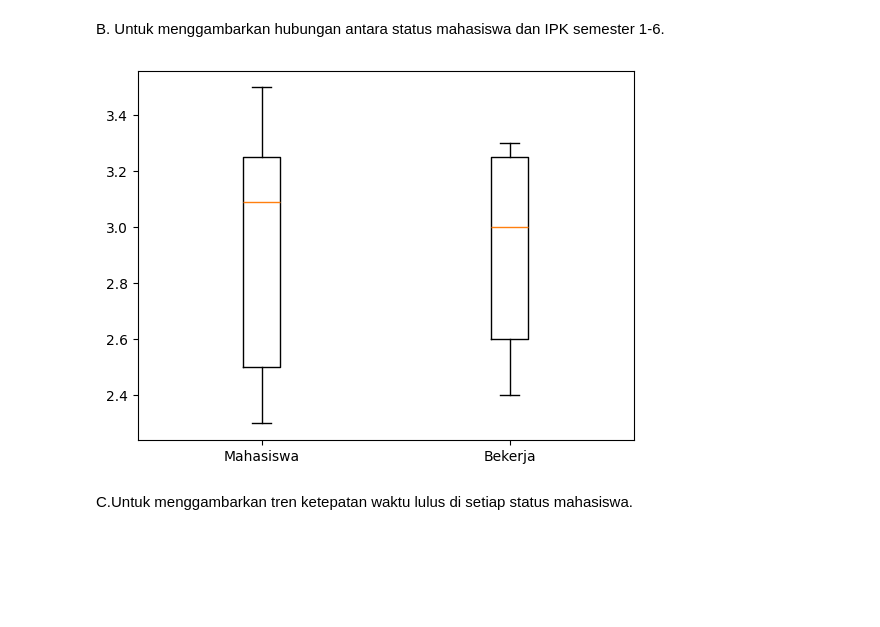
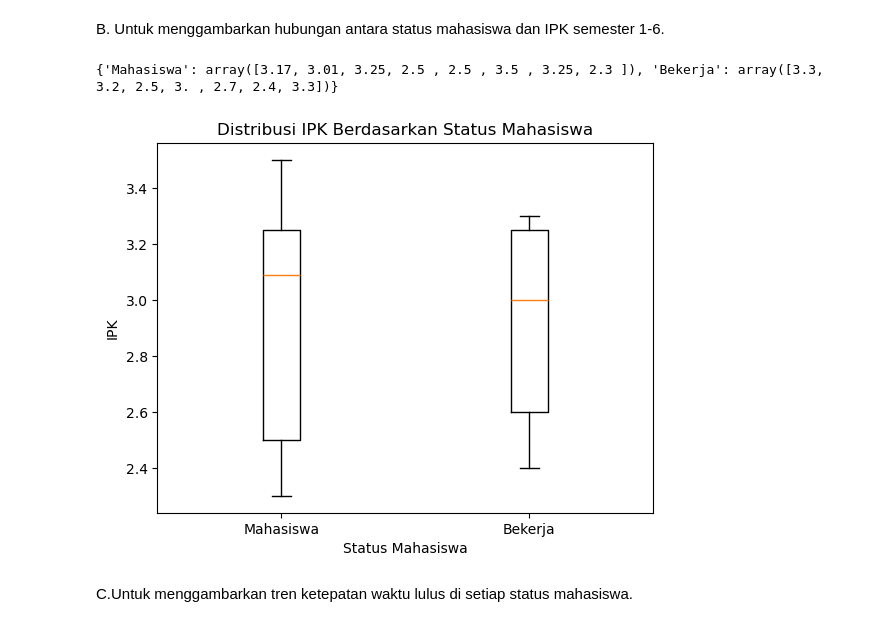
Before and after one commit to VentiTempest/DataScience, a Jupyter notebook: Tugas Kelompok 1.ipynb, the cells around one changed output. Saved outputs shown, nothing was run; the diff lists cells and outputs as text; code cells hidden in the pictures; blank space fills up the shorter version.

```diff
--- a/Tugas Kelompok 1.ipynb
+++ b/Tugas Kelompok 1.ipynb
@@ -30,16 +30,22 @@ count_plot = sns.countplot(data=df, x='JENIS KELAMIN', hue='STATUS KELULUSAN')
 [figure]
 # %% [markdown]
 B. Untuk menggambarkan hubungan antara status mahasiswa dan IPK semester 1-6.
-# %%
-data = {
-    'Mahasiswa': [3.17, 3.01, 3.25, 2.5, 2.5, 3.5, 3.25, 2.3],
-    'Bekerja': [3.3, 3.2, 2.5, 3.0, 2.7, 2.4, 3.3]
-}
-
-plt.boxplot(data.values(), tick_labels=data.keys())
-plt.show()
-# %% [output]
-[figure, removed]
+# %%
+data = {
+    'Mahasiswa': np.array(df[df['STATUS MAHASISWA'] == 'MAHASISWA']['IPK SEMESTER 1-6'].str.replace(',', '.')).astype(float),
+    'Bekerja': np.array(df[df['STATUS MAHASISWA'] == 'BEKERJA']['IPK SEMESTER 1-6'].str.replace(',', '.')).astype(float)
+}
+
+print(data)
+
+plt.boxplot(data.values(), labels=data.keys())
+plt.xlabel('Status Mahasiswa')
+plt.ylabel('IPK')
+plt.title('Distribusi IPK Berdasarkan Status Mahasiswa')
+plt.show()
+# %% [output]
+{'Mahasiswa': array([3.17, 3.01, 3.25, 2.5 , 2.5 , 3.5 , 3.25, 2.3 ]), 'Bekerja': array([3.3, 3.2, 2.5, 3. , 2.7, 2.4, 3.3])}
+[figure, added]
 # %% [markdown]
 C.Untuk menggambarkan tren ketepatan waktu lulus di setiap status mahasiswa.
 # %%
```
Also changed, not shown: parts of 1 cell of this notebook.
